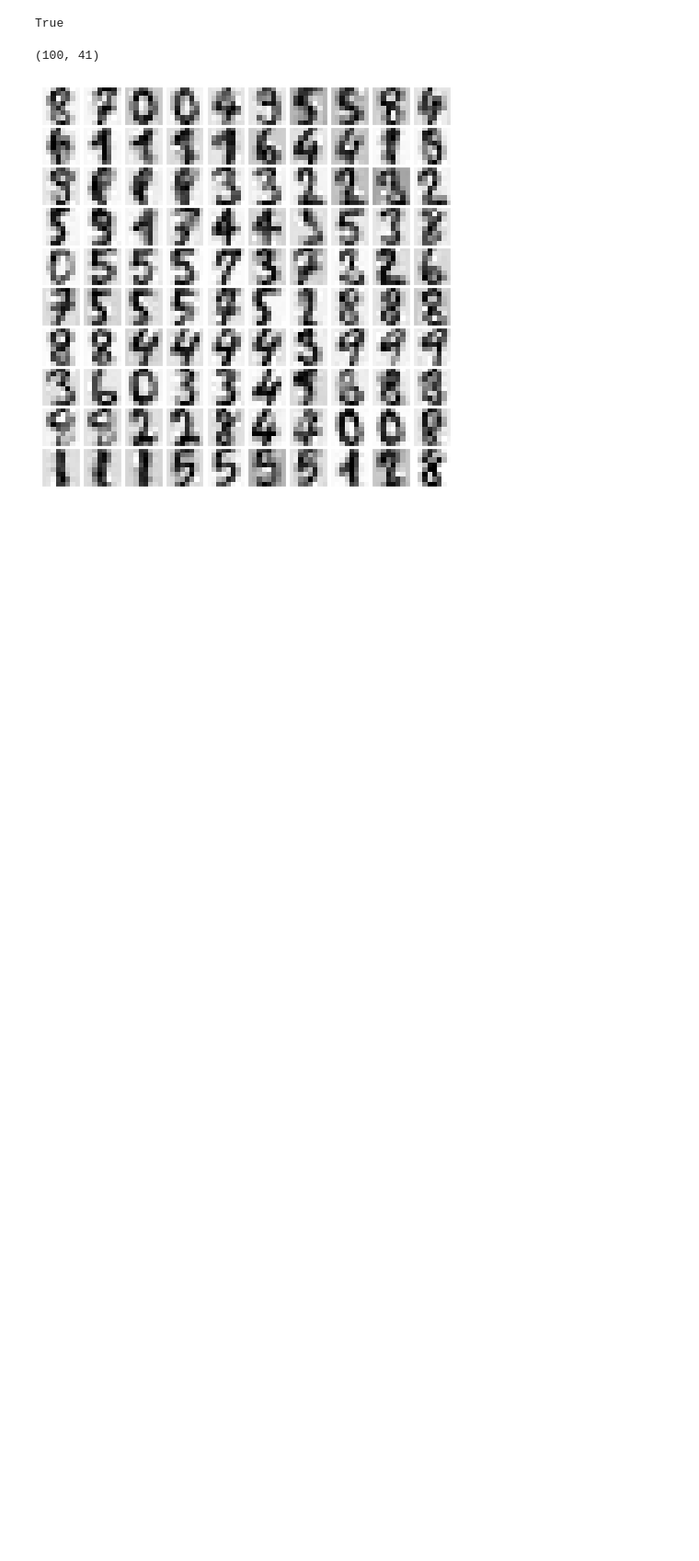
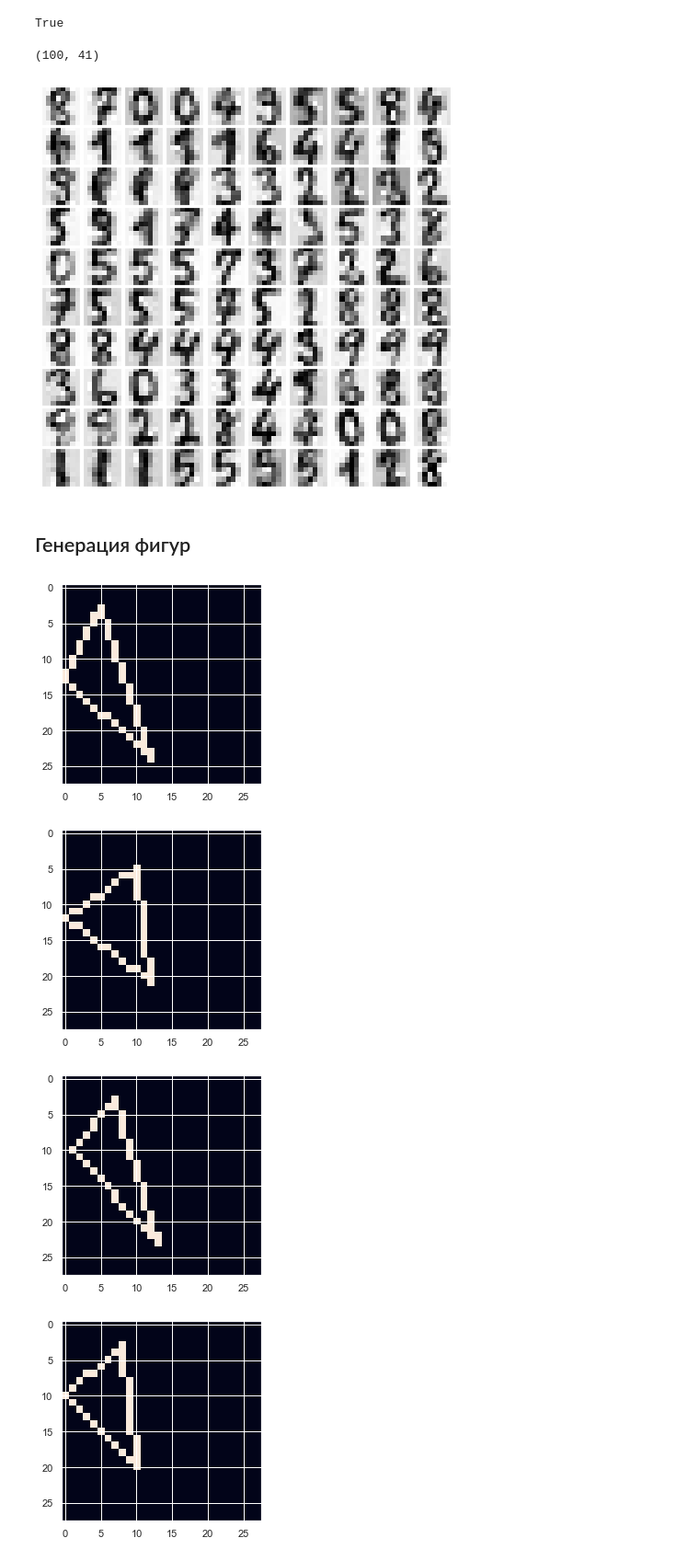
Before and after one commit to dmitrymailk/volsu_ai, a Jupyter notebook: labs/lab_4/lab_4.ipynb, the cells around one changed output. Shown at 92% size. Cells and saved outputs as stored; diff of their text form; code cells hidden in the pictures; blank space fills up the shorter version.

```diff
--- a/labs/lab_4/lab_4.ipynb
+++ b/labs/lab_4/lab_4.ipynb
@@ -210,3 +227,5 @@ digits_new = pca.inverse_transform(data_new)
 plot_digits(digits_new)
 # %% [output]
 [figure]
+# %% [markdown]
+## Генерация фигур
@@ -212,0 +310,17 @@ plot_digits(digits_new)
+# %%
+fig_gen = FiguresGenerator()
+
+fig_dataset = FiguresDataset()
+fig_dataset.generate()
+i = 0
+for img in fig_dataset.dataset:
+	img = img.reshape(28, 28)
+	fig_gen.show(img)
+	if i > 5:
+		break
+	i += 1
+# %% [output]
+[figure, added]
+[figure, added]
+[figure, added]
+[figure, added]
```
Also changed, not shown: parts of 14 cells of this notebook.
